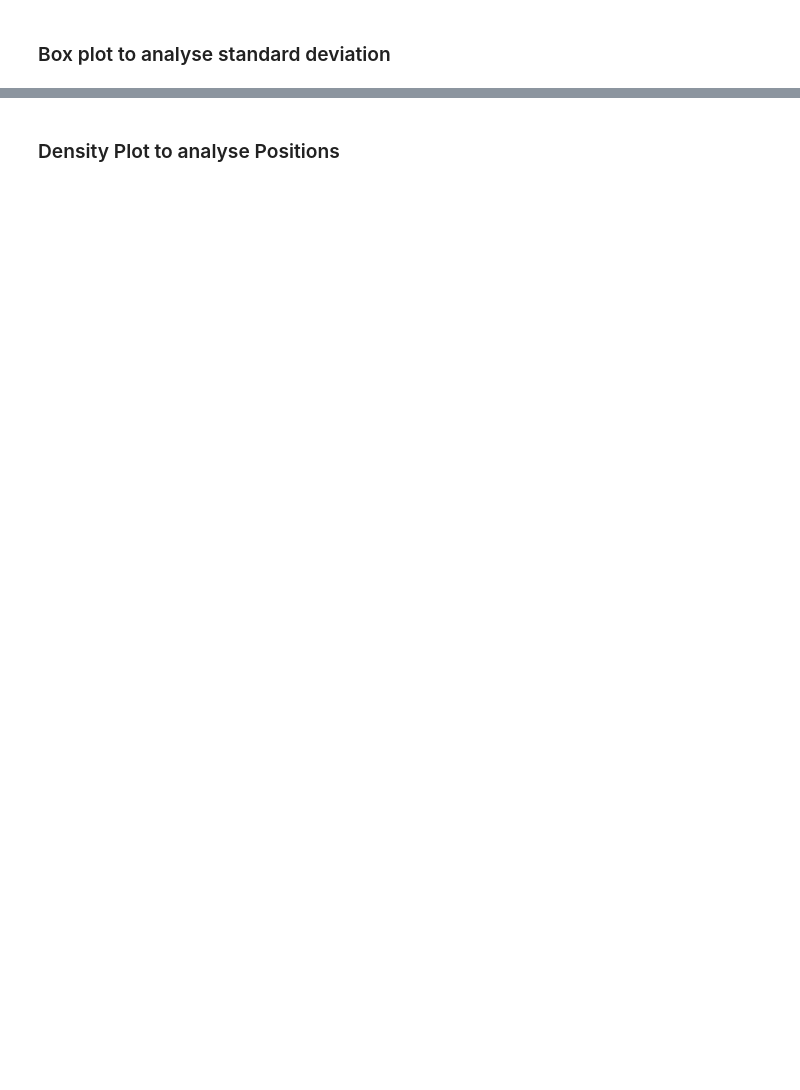
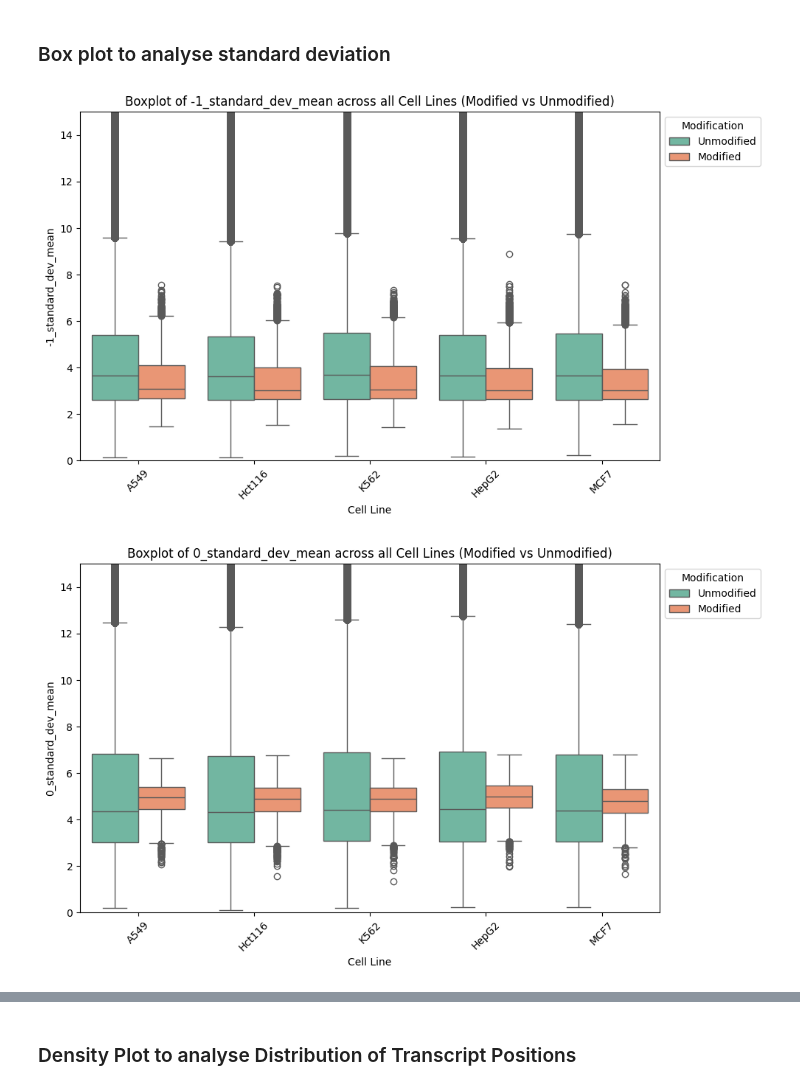
Before and after one commit to chloetkl/dsa4262-geneiuses, a Jupyter notebook: code/prediction_and_visualisation.ipynb, the cells around one changed output, grey strips where cells are left out. Drawn from its saved outputs; the diff is of its cells as text; code cells hidden in the pictures; blank space fills up the shorter version.

```diff
--- a/code/prediction_and_visualisation.ipynb
+++ b/code/prediction_and_visualisation.ipynb
@@ -283,52 +304,38 @@ plt.show()
 # %% [markdown]
 ### Box plot to analyse standard deviation
 # %%
-import matplotlib.pyplot as plt
-import seaborn as sns
-import pandas as pd
-
-
 # Define features to plot along with their corresponding y-limits
 features = [
-    # '-1_dwelling_time_mean',
-    # '0_dwelling_time_mean',
-    # '+1_dwelling_time_mean',
-    # '-1_mean_current_mean',
-    # '0_mean_current_mean',
-    # '+1_mean_current_mean',
     '-1_standard_dev_mean',
     '0_standard_dev_mean',
     '+1_standard_dev_mean'
 ]
 
 y_limits = {
-    # '-1_dwelling_time_mean': (0, combined_data['-1_dwelling_time_mean'].quantile(0.99)),
-    # '0_dwelling_time_mean': (0, combined_data['0_dwelling_time_mean'].quantile(0.99)),
-    # '+1_dwelling_time_mean': (0, combined_data['+1_dwelling_time_mean'].quantile(0.99)),
-    # '-1_mean_current_mean': (60, 170),
-    # '0_mean_current_mean': (60, 170),
-    # '+1_mean_current_mean': (60, 170),
     '-1_standard_dev_mean': (0, 15),
     '0_standard_dev_mean': (0, 15),
-    '+1_standard_dev_mean': (0, 15),
+    '+1_standard_dev_mean': (0, 15)
 }
 
 # Loop through each feature to create individual plots
 for feature in features:
     plt.figure(figsize=(10, 6))
     sns.boxplot(
         data=combined_data,
         x='cell_line',
         y=feature,
         hue='Modification',
         palette='Set2'
     )
 
     plt.title(f'Boxplot of {feature} across all Cell Lines (Modified vs Unmodified)')
     plt.xlabel('Cell Line')
     plt.ylabel(feature)
     plt.ylim(y_limits[feature])  # Set the y-limit for each feature
     plt.legend(title='Modification', loc='upper left', bbox_to_anchor=(1, 1))
     plt.xticks(rotation=45)
     plt.tight_layout()
     plt.show()
+# %% [output]
+[figure, added]
+[figure, added]
@@ -335,3 +343,3 @@ for feature in features:
 # %% [markdown]
-### Density Plot to analyse Positions
+### Density Plot to analyse Distribution of Transcript Positions
 # %%
```
Also changed, not shown: parts of 17 cells of this notebook.
